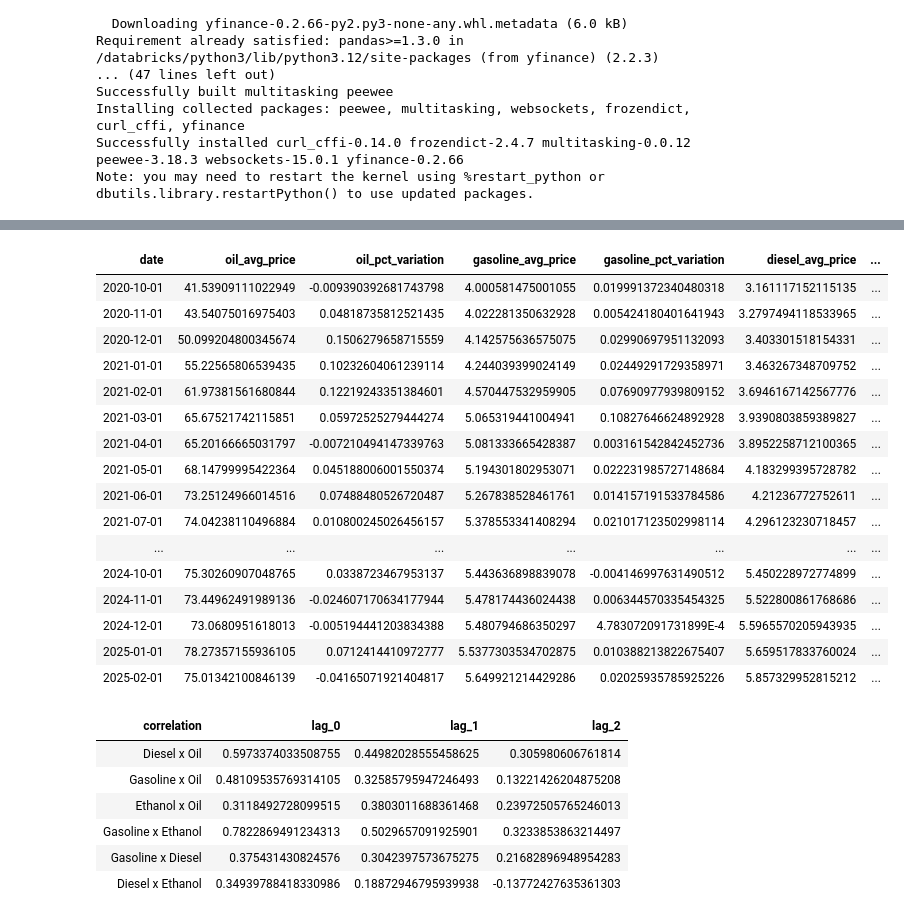
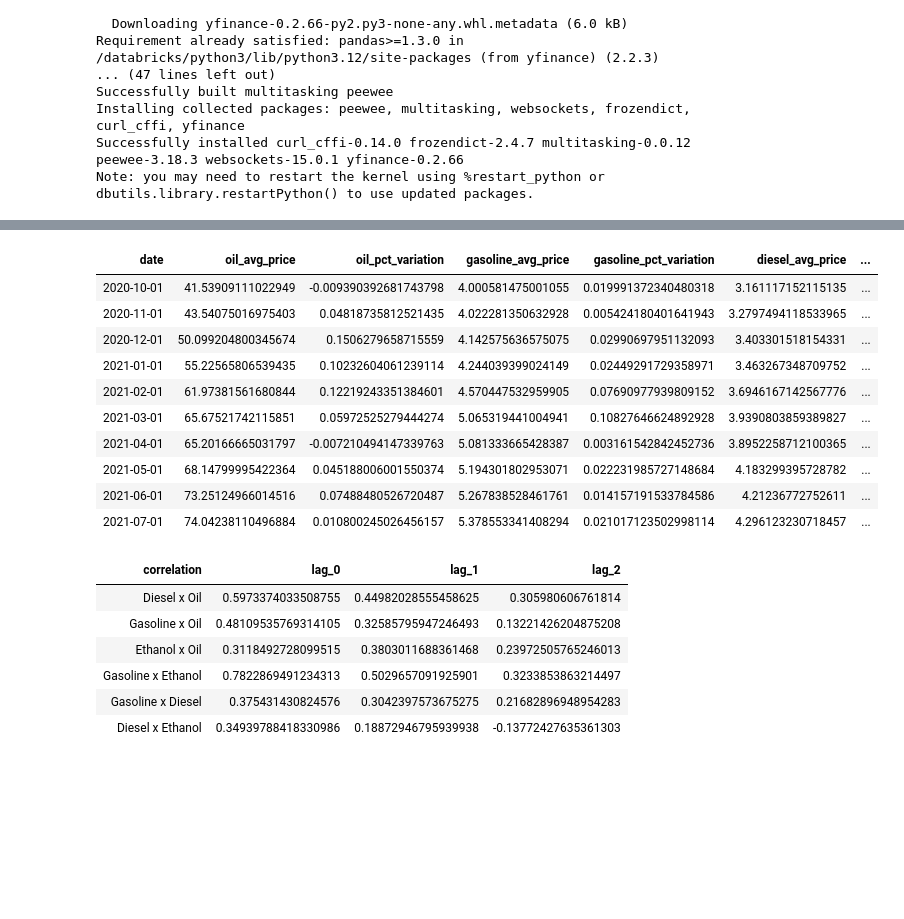
Before and after one commit to trjuj/MVP---Engenharia-de-Dados, a Jupyter notebook: Notebooks/Notebook main.ipynb, the cells around one changed output, grey strips where cells are left out. Cells and saved outputs as stored; diff of their text form; code cells hidden in the pictures; blank space fills up the shorter version.

```diff
--- a/Notebooks/Notebook main.ipynb
+++ b/Notebooks/Notebook main.ipynb
@@ -183,40 +197,34 @@ df['dif_pct_oil_gasoline'] = abs(df['oil_pct_variation']) - abs(df['gasoline_pct
 df['dif_pct_oil_diesel'] = abs(df['oil_pct_variation']) - abs(df['diesel_pct_variation'])
 df['dif_pct_oil_ethanol'] = abs(df['oil_pct_variation']) - abs(df['ethanol_pct_variation'])
 
 df = df.dropna()
 
 df.to_csv("../Gold_data/tabela_fato.csv")
 
 spark_df = spark.createDataFrame(df)
 spark_df_gas = spark.createDataFrame(df_gas)
 spark.sql("USE CATALOG `mvp-juj`")
 spark.sql("USE SCHEMA `mvp-data`")
 spark.sql("DROP TABLE IF EXISTS tabela_fato")
 spark.sql("DROP TABLE IF EXISTS combustiveis")
 spark_df.write.mode("overwrite").saveAsTable("tabela_fato")
 spark_df_gas.write.mode("overwrite").saveAsTable("combustiveis")
 
-df.display()
+display(df.head(10))
 
 # FINALIZADA A CRIAÇÃO DA TABELA FATO - GOLD; DADOS PRONTOS PARA ANÁLISE
 # %% [output]
 | date | oil_avg_price | oil_pct_variation | gasoline_avg_price | gasoline_pct_variation | diesel_avg_price | ... |
 | 2020-10-01 | 41.53909111022949 | -0.009390392681743798 | 4.000581475001055 | 0.019991372340480318 | 3.161117152115135 | ... |
 | 2020-11-01 | 43.54075016975403 | 0.04818735812521435 | 4.022281350632928 | 0.005424180401641943 | 3.2797494118533965 | ... |
 | 2020-12-01 | 50.099204800345674 | 0.1506279658715559 | 4.142575636575075 | 0.02990697951132093 | 3.403301518154331 | ... |
 | 2021-01-01 | 55.22565806539435 | 0.10232604061239114 | 4.244039399024149 | 0.02449291729358971 | 3.463267348709752 | ... |
 | 2021-02-01 | 61.97381561680844 | 0.12219243351384601 | 4.570447532959905 | 0.07690977939809152 | 3.6946167142567776 | ... |
 | 2021-03-01 | 65.67521742115851 | 0.05972525279444274 | 5.065319441004941 | 0.10827646624892928 | 3.9390803859389827 | ... |
 | 2021-04-01 | 65.20166665031797 | -0.007210494147339763 | 5.081333665428387 | 0.003161542842452736 | 3.8952258712100365 | ... |
 | 2021-05-01 | 68.14799995422364 | 0.045188006001550374 | 5.194301802953071 | 0.022231985727148684 | 4.183299395728782 | ... |
 | 2021-06-01 | 73.25124966014516 | 0.07488480526720487 | 5.267838528461761 | 0.014157191533784586 | 4.21236772752611 | ... |
 | 2021-07-01 | 74.04238110496884 | 0.010800245026456157 | 5.378553341408294 | 0.021017123502998114 | 4.296123230718457 | ... |
-| ... | ... | ... | ... | ... | ... | ... |
-| 2024-10-01 | 75.30260907048765 | 0.0338723467953137 | 5.443636898839078 | -0.004146997631490512 | 5.450228972774899 | ... |
-| 2024-11-01 | 73.44962491989136 | -0.024607170634177944 | 5.478174436024438 | 0.006344570335454325 | 5.522800861768686 | ... |
-| 2024-12-01 | 73.0680951618013 | -0.005194441203834388 | 5.480794686350297 | 4.783072091731899E-4 | 5.5965570205943935 | ... |
-| 2025-01-01 | 78.27357155936105 | 0.0712414410972777 | 5.5377303534702875 | 0.010388213822675407 | 5.659517833760024 | ... |
-| 2025-02-01 | 75.01342100846139 | -0.04165071921404817 | 5.649921214429286 | 0.02025935785925226 | 5.857329952815212 | ... |
 # %%
 # DEMAIS ANÁLISES NECESSÁRIAS
 
```
Also changed, not shown: parts of 5 cells of this notebook, 1 other file.
